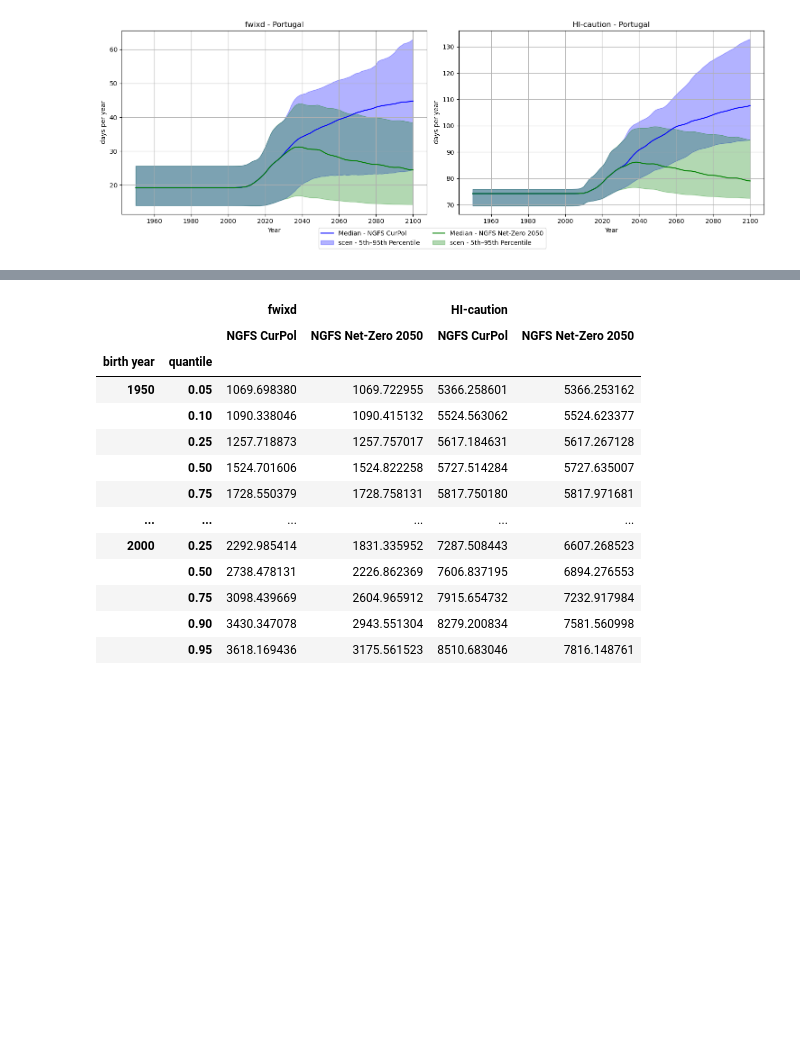
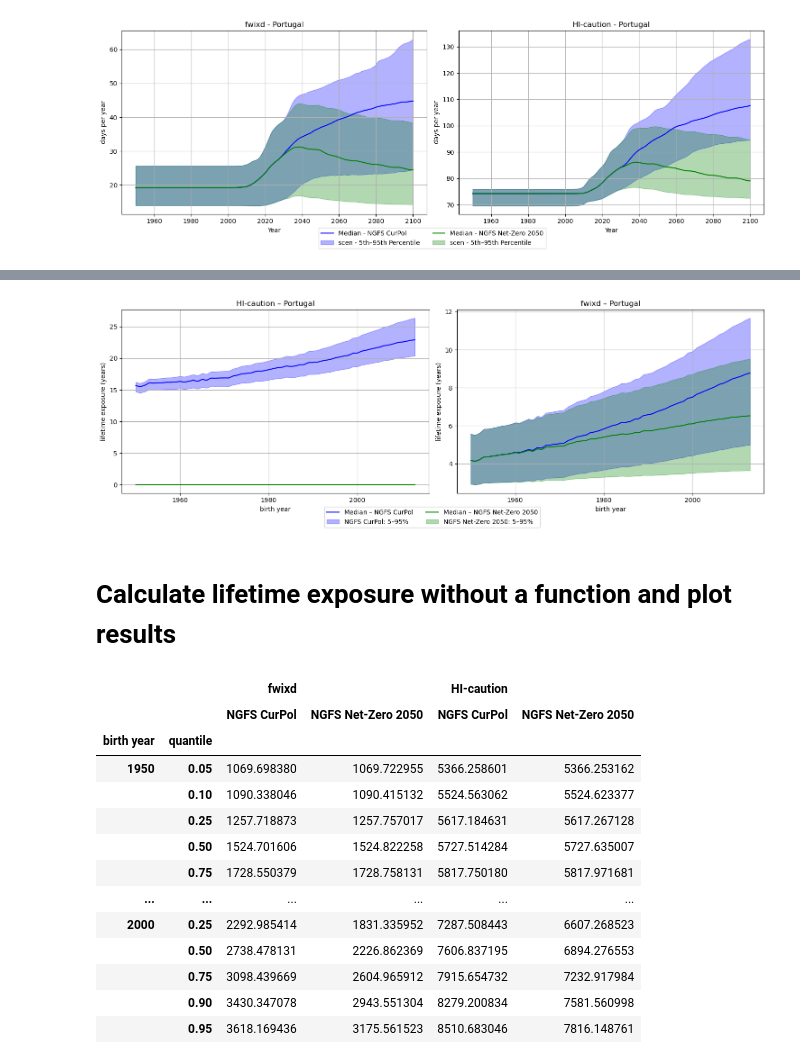
Before and after one commit to rosapietroiusti/dem4cli, a Jupyter notebook: notebooks/dem4cli-rime-x.ipynb, the cells around one changed output, grey strips where cells are left out. Drawn from its saved outputs; the diff is of its cells as text; code cells hidden in the pictures; blank space fills up the shorter version.

```diff
--- a/notebooks/dem4cli-rime-x.ipynb
+++ b/notebooks/dem4cli-rime-x.ipynb
@@ -305,0 +402,2 @@ plt.show()
+# %%
+ds_lifetime_exp_PT_test = calc_lifetime_exposure_rimex(df_life_expectancy_5, 1950, 2000, df_timeseries_quantiles, country='Portugal')
@@ -306 +454,69 @@ plt.show()
+# %%
+# Convert lifetime exposure from cumulated days to cumulated years
+ds_lifetime_exp_toplot = ds_lifetime_exp_PT_test / 365.25
+# %%
+colors = ['blue', 'green']
+tick_interval = 20
+
+low_q = 0.05
+mid_q = 0.5
+high_q = 0.95
+
+scenarios = ds_lifetime_exp_toplot.scenario.values
+indicators = list(ds_lifetime_exp_toplot.data_vars)
+
+fig, axs = plt.subplots(nrows=1, ncols=2, figsize=(15, 5))
+axs = axs.flatten() if len(indicators) > 1 else [axs]
+
+for ind_idx, ind in enumerate(indicators):
+    da = ds_lifetime_exp_toplot[ind]
+
+    for scen_idx, scen in enumerate(scenarios):
+
+        # Select quantiles
+        median = da.sel(scenario=scen, quantile=mid_q)
+        low = da.sel(scenario=scen, quantile=low_q)
+        high = da.sel(scenario=scen, quantile=high_q)
+
+        # Plot median
+        axs[ind_idx].plot(
+            median.birth_year,
+            median,
+            color=colors[scen_idx],
+            label=f'Median – {scen}'
+        )
+
+        # Fill uncertainty range
+        axs[ind_idx].fill_between(
+            median.birth_year,
+            low,
+            high,
+            color=colors[scen_idx],
+            alpha=0.3,
+            label=f'{scen}: {int(low_q*100)}–{int(high_q*100)}%'
+        )
+
+    # Axis styling
+    axs[ind_idx].set_title(f'{ind} – Portugal')
+    axs[ind_idx].set_xlabel('birth year')
+    axs[ind_idx].set_ylabel('lifetime exposure (years)')
+    axs[ind_idx].grid(True)
+    axs[ind_idx].xaxis.set_major_locator(MultipleLocator(tick_interval))
+
+# Shared legend (column legend)
+handles, labels = axs[-1].get_legend_handles_labels()
+fig.legend(
+    handles,
+    labels,
+    loc='lower center',
+    ncol=2,
+    bbox_to_anchor=(0.5, -0.05)
+)
+
+plt.tight_layout()
+plt.show()
+# %% [output]
+[figure, added]
+# %% [markdown]
+# Calculate lifetime exposure without a function and plot results
 # %%
```
Also changed, not shown: parts of 11 cells of this notebook.
